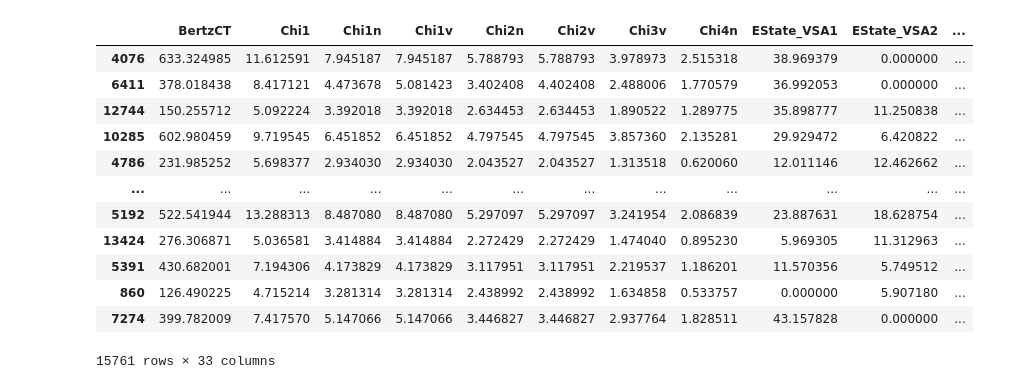
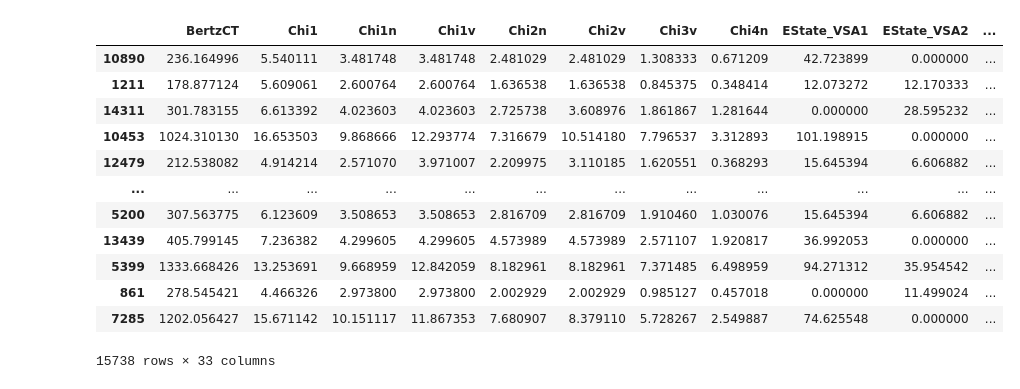
Before and after one commit to mateuszk098/kaggle-notebooks, a Jupyter notebook: playground_series_s3e18/model.ipynb, the cells around one changed output. Cells and saved outputs as stored; diff of their text form; code cells hidden in the pictures.

```diff
--- a/playground_series_s3e18/model.ipynb
+++ b/playground_series_s3e18/model.ipynb
@@ -136,31 +149,52 @@ discrete_variables = test.select_dtypes("int64").columns
 targets = ["EC1", "EC2"]
 # %%
 train = pd.concat([train, orig], ignore_index=True)
+
+# outlier_mask_train = (
+#     (train.FpDensityMorgan1 >= test.FpDensityMorgan1.min())
+#     & (train.FpDensityMorgan2 >= test.FpDensityMorgan2.min())
+#     & (train.FpDensityMorgan3 >= test.FpDensityMorgan3.min())
+#     & (train.VSA_EState9 >= test.VSA_EState9.min())
+# )
 
 outlier_mask_train = (
     (train.FpDensityMorgan1 >= test.FpDensityMorgan1.min())
     & (train.FpDensityMorgan2 >= test.FpDensityMorgan2.min())
     & (train.FpDensityMorgan3 >= test.FpDensityMorgan3.min())
+    & (train.VSA_EState9 >= test.VSA_EState9.min())
+    & (train.BertzCT <= test.BertzCT.max())
+    & (train.Chi1 <= test.Chi1.max())
+    & (train.Chi1n <= test.Chi1n.max())
+    & (train.Chi1v <= test.Chi1v.max())
+    & (train.Chi2n <= test.Chi2n.max())
+    & (train.Chi3v <= test.Chi3v.max())
+    & (train.Chi4n <= test.Chi4n.max())
+    & (train.ExactMolWt <= test.ExactMolWt.max())
+    & (train.HeavyAtomMolWt <= test.HeavyAtomMolWt.max())
+    & (train.MinEStateIndex <= test.MinEStateIndex.max())
+    & (train.PEOE_VSA6 <= test.PEOE_VSA6.max())
+    & (train.SMR_VSA10 <= test.SMR_VSA10.max())
+    & (train.SMR_VSA5 <= test.SMR_VSA5.max())
 )
 
 train = train[outlier_mask_train]
 train = train.drop_duplicates(subset=np.r_[continuous_variables, discrete_variables])
 train = train.sample(len(train), random_state=42)
 train
 # %% [output]
 |  | BertzCT | Chi1 | Chi1n | Chi1v | Chi2n | Chi2v | Chi3v | Chi4n | EState_VSA1 | EState_VSA2 | ... |
-| 4076 | 633.324985 | 11.612591 | 7.945187 | 7.945187 | 5.788793 | 5.788793 | 3.978973 | 2.515318 | 38.969379 | 0.000000 | ... |
-| 6411 | 378.018438 | 8.417121 | 4.473678 | 5.081423 | 3.402408 | 4.402408 | 2.488006 | 1.770579 | 36.992053 | 0.000000 | ... |
-| 12744 | 150.255712 | 5.092224 | 3.392018 | 3.392018 | 2.634453 | 2.634453 | 1.890522 | 1.289775 | 35.898777 | 11.250838 | ... |
-| 10285 | 602.980459 | 9.719545 | 6.451852 | 6.451852 | 4.797545 | 4.797545 | 3.857360 | 2.135281 | 29.929472 | 6.420822 | ... |
-| 4786 | 231.985252 | 5.698377 | 2.934030 | 2.934030 | 2.043527 | 2.043527 | 1.313518 | 0.620060 | 12.011146 | 12.462662 | ... |
+| 10890 | 236.164996 | 5.540111 | 3.481748 | 3.481748 | 2.481029 | 2.481029 | 1.308333 | 0.671209 | 42.723899 | 0.000000 | ... |
+| 1211 | 178.877124 | 5.609061 | 2.600764 | 2.600764 | 1.636538 | 1.636538 | 0.845375 | 0.348414 | 12.073272 | 12.170333 | ... |
+| 14311 | 301.783155 | 6.613392 | 4.023603 | 4.023603 | 2.725738 | 3.608976 | 1.861867 | 1.281644 | 0.000000 | 28.595232 | ... |
+| 10453 | 1024.310130 | 16.653503 | 9.868666 | 12.293774 | 7.316679 | 10.514180 | 7.796537 | 3.312893 | 101.198915 | 0.000000 | ... |
+| 12479 | 212.538082 | 4.914214 | 2.571070 | 3.971007 | 2.209975 | 3.110185 | 1.620551 | 0.368293 | 15.645394 | 6.606882 | ... |
 | ... | ... | ... | ... | ... | ... | ... | ... | ... | ... | ... | ... |
-| 5192 | 522.541944 | 13.288313 | 8.487080 | 8.487080 | 5.297097 | 5.297097 | 3.241954 | 2.086839 | 23.887631 | 18.628754 | ... |
-| 13424 | 276.306871 | 5.036581 | 3.414884 | 3.414884 | 2.272429 | 2.272429 | 1.474040 | 0.895230 | 5.969305 | 11.312963 | ... |
-| 5391 | 430.682001 | 7.194306 | 4.173829 | 4.173829 | 3.117951 | 3.117951 | 2.219537 | 1.186201 | 11.570356 | 5.749512 | ... |
-| 860 | 126.490225 | 4.715214 | 3.281314 | 3.281314 | 2.438992 | 2.438992 | 1.634858 | 0.533757 | 0.000000 | 5.907180 | ... |
-| 7274 | 399.782009 | 7.417570 | 5.147066 | 5.147066 | 3.446827 | 3.446827 | 2.937764 | 1.828511 | 43.157828 | 0.000000 | ... |
+| 5200 | 307.563775 | 6.123609 | 3.508653 | 3.508653 | 2.816709 | 2.816709 | 1.910460 | 1.030076 | 15.645394 | 6.606882 | ... |
+| 13439 | 405.799145 | 7.236382 | 4.299605 | 4.299605 | 4.573989 | 4.573989 | 2.571107 | 1.920817 | 36.992053 | 0.000000 | ... |
+| 5399 | 1333.668426 | 13.253691 | 9.668959 | 12.842059 | 8.182961 | 8.182961 | 7.371485 | 6.498959 | 94.271312 | 35.954542 | ... |
+| 861 | 278.545421 | 4.466326 | 2.973800 | 2.973800 | 2.002929 | 2.002929 | 0.985127 | 0.457018 | 0.000000 | 11.499024 | ... |
+| 7285 | 1202.056427 | 15.671142 | 10.151117 | 11.867353 | 7.680907 | 8.379110 | 5.728267 | 2.549887 | 74.625548 | 0.000000 | ... |
-15761 rows × 33 columns
+15738 rows × 33 columns
 # %%
 numeric_descr = (
     train[continuous_variables]
```
Also changed, not shown: parts of 9 cells of this notebook.
